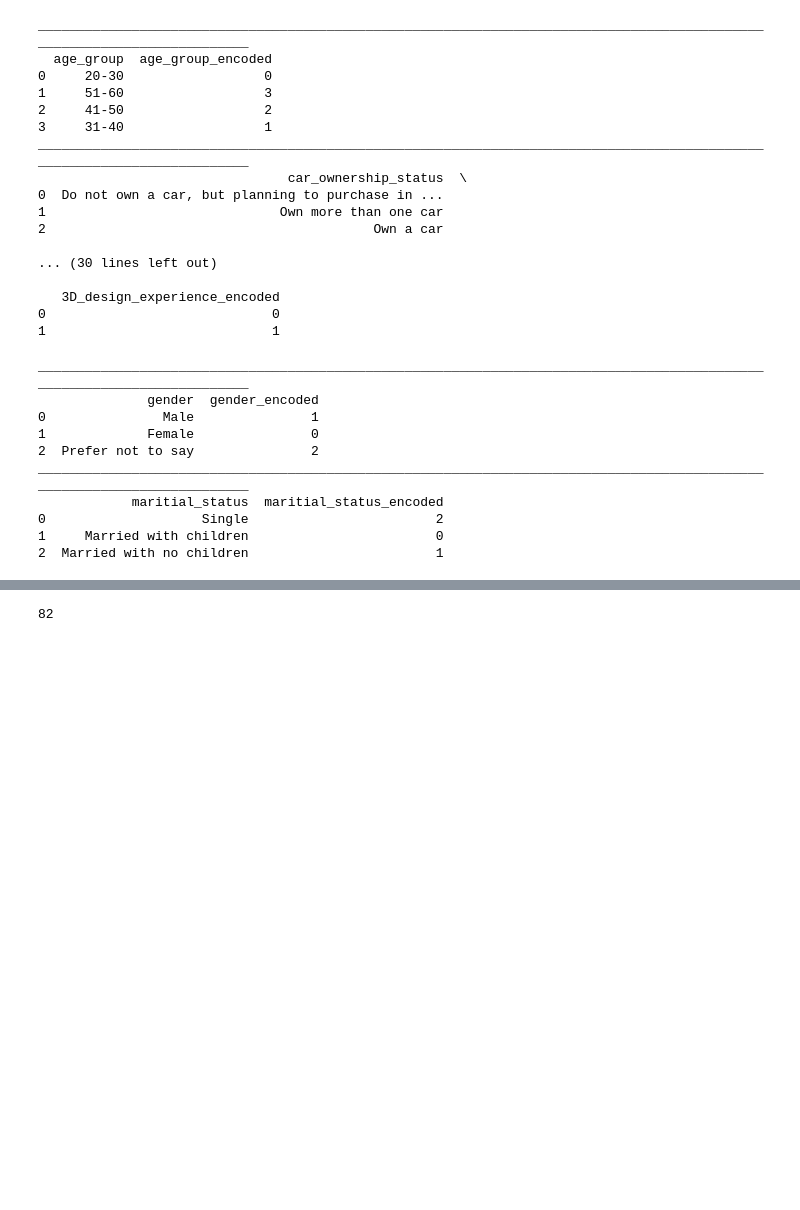
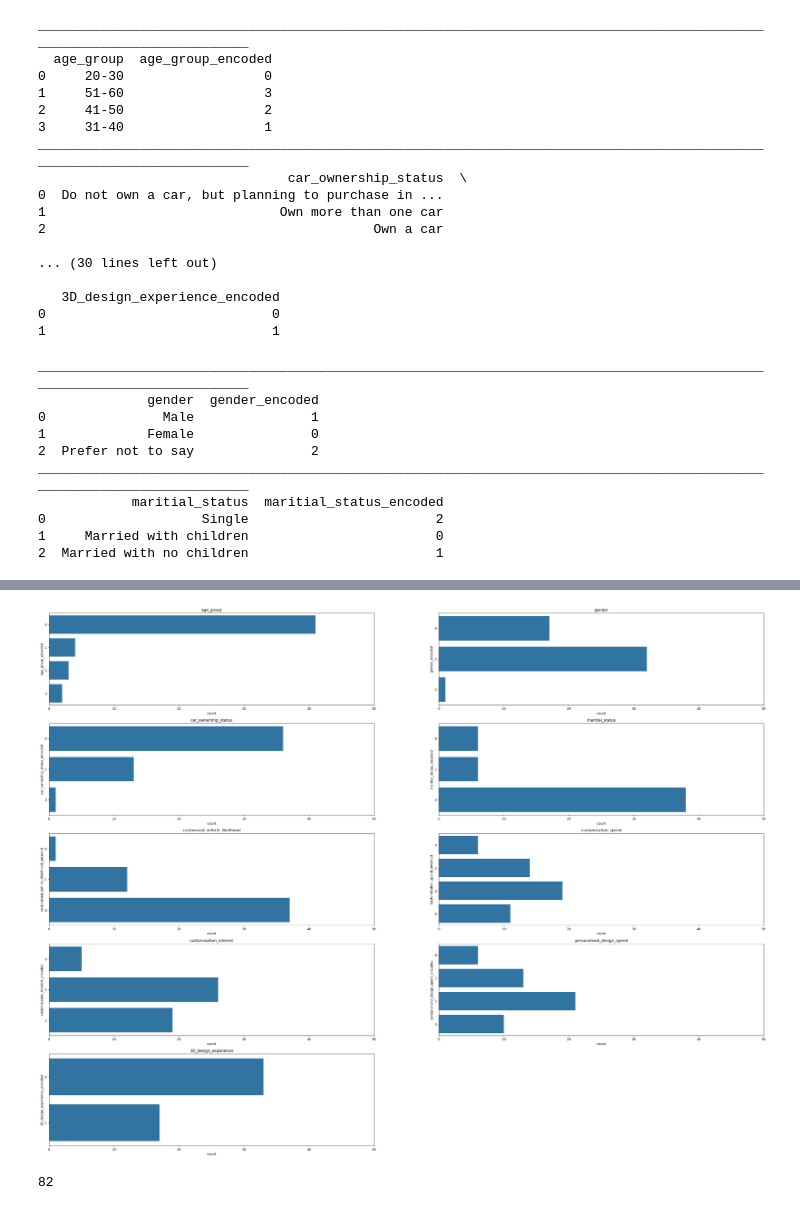
Before and after one commit to bentjh01/MA4829_Machine_Intelligence, a Jupyter notebook: data_exploration.ipynb, the cells around one changed output, grey strips where cells are left out. Cells and saved outputs as stored; diff of their text form; code cells hidden in the pictures; blank space fills up the shorter version.

Commit message:
data encoding

```diff
--- a/data_exploration.ipynb
+++ b/data_exploration.ipynb
@@ -158,7 +158,7 @@ fig, ax = plt.subplots(dpi = 128, figsize=(40, 30))
 plt.axis('off')
 for i, col in enumerate(column_names):
   plt.subplot(5, 2, i+1)
-  sns.countplot(data_mod_df[col])
+  sns.countplot(data=data_mod_df, y=col, orient='h')
   plt.title(col)
   plt.xlim(0,50)
 plt.show()
@@ -254,3 +261,14 @@ ________________________________________________________________________________
+# %%
+fig, ax = plt.subplots(dpi = 128, figsize=(40, 30))
+plt.axis('off')
+for i, col in enumerate(column_names):
+  plt.subplot(5, 2, i+1)
+  sns.countplot(data=data_mod_df, y=col+'_encoded', orient='h')
+  plt.title(col)
+  plt.xlim(0,50)
+plt.show()
+# %% [output]
+[figure, added]
 # %%
 from fuzzywuzzy import fuzz
 from fuzzywuzzy import process
```
Also changed, not shown: parts of 2 cells of this notebook.
